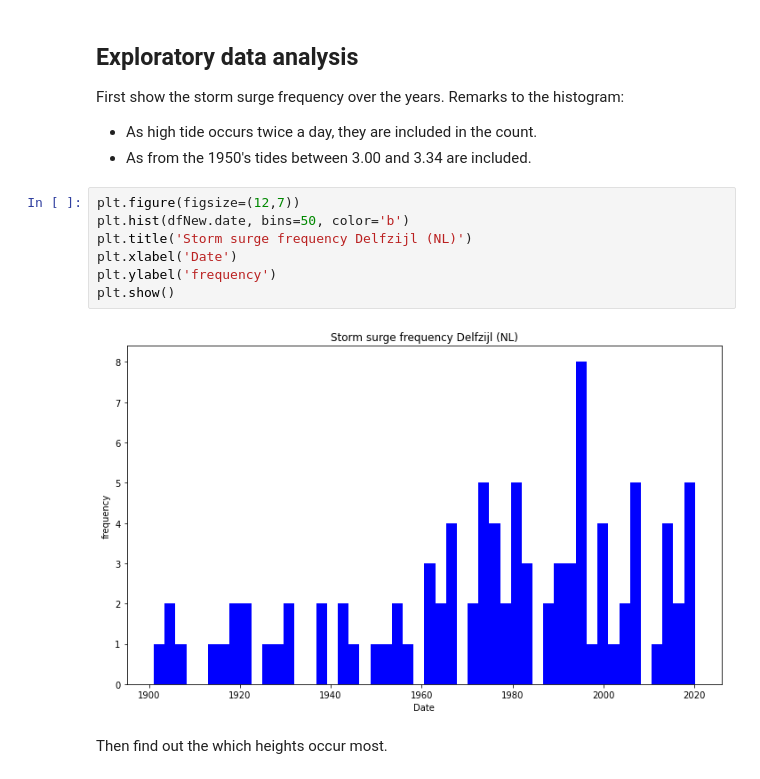
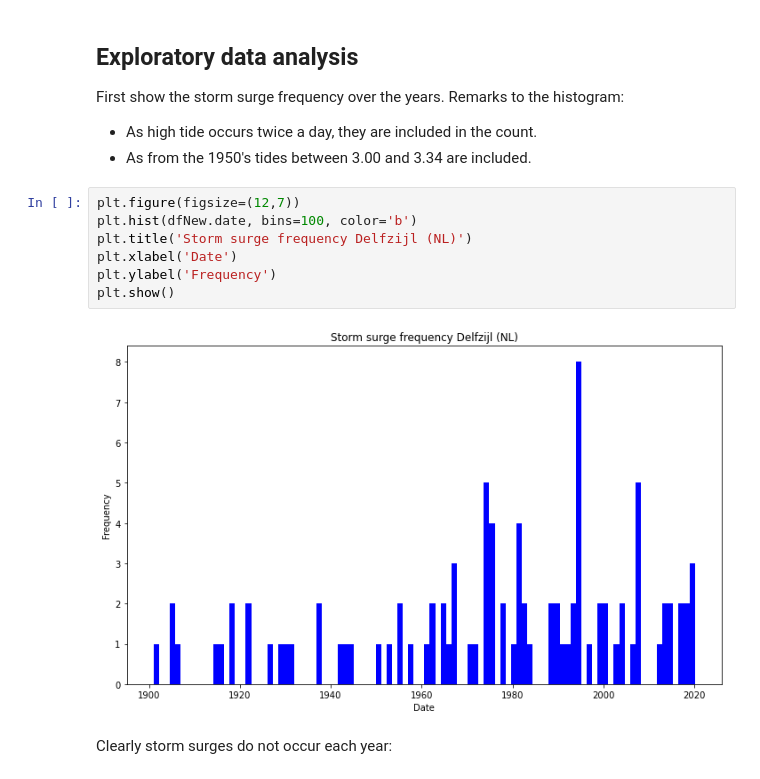
Before and after one commit to HodaAtWork/DS-miniatures, a Jupyter notebook: Python/StormTidesDelfzijl.ipynb, the cells around one changed output. Saved outputs shown, nothing was run; the diff lists cells and outputs as text.

Commit message:
storm surges - EDA phase extensions

```diff
--- a/Python/StormTidesDelfzijl.ipynb
+++ b/Python/StormTidesDelfzijl.ipynb
@@ -110,12 +110,12 @@ First show the storm surge frequency over the years. Remarks to the histogram:
 * As from the 1950's tides between 3.00 and 3.34 are included.
 # %%
 plt.figure(figsize=(12,7))
-plt.hist(dfNew.date, bins=50, color='b')
+plt.hist(dfNew.date, bins=100, color='b')
 plt.title('Storm surge frequency Delfzijl (NL)')
 plt.xlabel('Date')
-plt.ylabel('frequency')
+plt.ylabel('Frequency')
 plt.show()
 # %% [output]
-[figure, old version]
+[figure, new version]
-# %% [markdown]
-Then find out the which heights occur most.
+# %% [markdown]
+Clearly storm surges do not occur each year:
```
Also changed, not shown: parts of 15 cells of this notebook, 1 other file.
